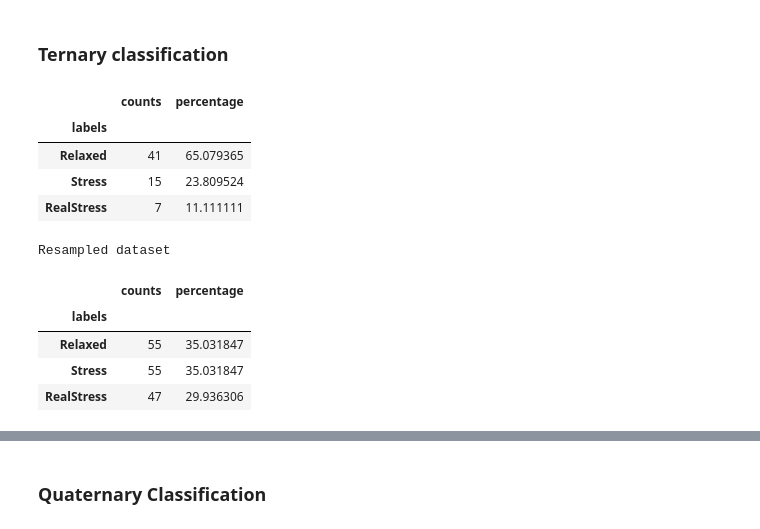
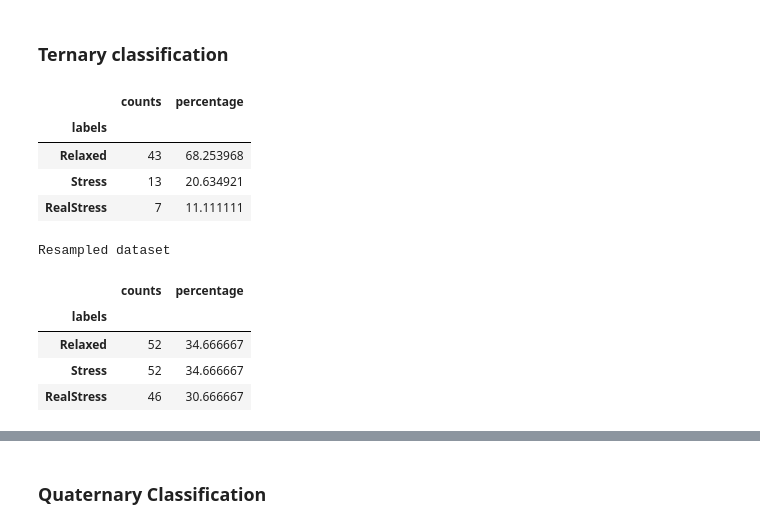
Before and after one commit to sergiodl-ubi/stressID, a Jupyter notebook: Classification/classification_expdata.within.ipynb, the cells around one changed output, grey strips where cells are left out. Cells and saved outputs as stored; diff of their text form; code cells hidden in the pictures.

```diff
--- a/Classification/classification_expdata.within.ipynb
+++ b/Classification/classification_expdata.within.ipynb
@@ -218,7 +218,7 @@ Several models are tested: Random Forests, K nearets neighbors, SVM, and Multi L
 # %% [markdown]
 ### Parameter and models configuration
 # %%
-training_tasks = "calc"  # Literal["video" | "calc"]
+training_tasks = "video"  # Literal["video" | "calc"]
 params = {
     "training_tasks": training_tasks,
     "testing_tasks": "calc" if training_tasks == "video" else "video",
@@ -230,7 +230,7 @@ params = {
     "show_averages": True,
     "show_confusion_matrices": True,
     "save_confusion_matrices": True,
-    "save_models": True,
+    "save_models": False,
     "save_results": True,
     "verbose": False,
 }
@@ -604,28 +574,28 @@ Saving confusion matrix to ../../experiment-data/results/InterTasks/20251020-202
 # %%
 params['classification'] = 'ternary'
 params['classes'] = TER_LABELS
 show_label_stats(params['classes'], trainset_ter_y)
 
 if params["data_augmentation"]:
-    ada = ADASYN(random_state=params["state_int"], sampling_strategy={0:55, 1:55, 2:55})
+    ada = ADASYN(random_state=params["state_int"], sampling_strategy={0:52, 1:52, 2:52}) # sampling_strategy={0:49, 1:49, 2:49}) for calc
     x_in, y_in = ada.fit_resample(trainset_x, trainset_ter_y)
     print("Resampled dataset")
     show_label_stats(params['classes'], y_in)
 else:
     x_in = trainset_x.copy()
     y_in = trainset_ter_y.copy()
 # %% [output]
 |  | counts | percentage |
 | labels |  |  |
-| Relaxed | 41 | 65.079365 |
-| Stress | 15 | 23.809524 |
+| Relaxed | 43 | 68.253968 |
+| Stress | 13 | 20.634921 |
 | RealStress | 7 | 11.111111 |
 Resampled dataset
 |  | counts | percentage |
 | labels |  |  |
-| Relaxed | 55 | 35.031847 |
-| Stress | 55 | 35.031847 |
-| RealStress | 47 | 29.936306 |
+| Relaxed | 52 | 34.666667 |
+| Stress | 52 | 34.666667 |
+| RealStress | 46 | 30.666667 |
 # %%
 # 10 random splits holdout
 if validations["holdout"]:
```
Also changed, not shown: parts of 12 cells of this notebook, 6 other files.
